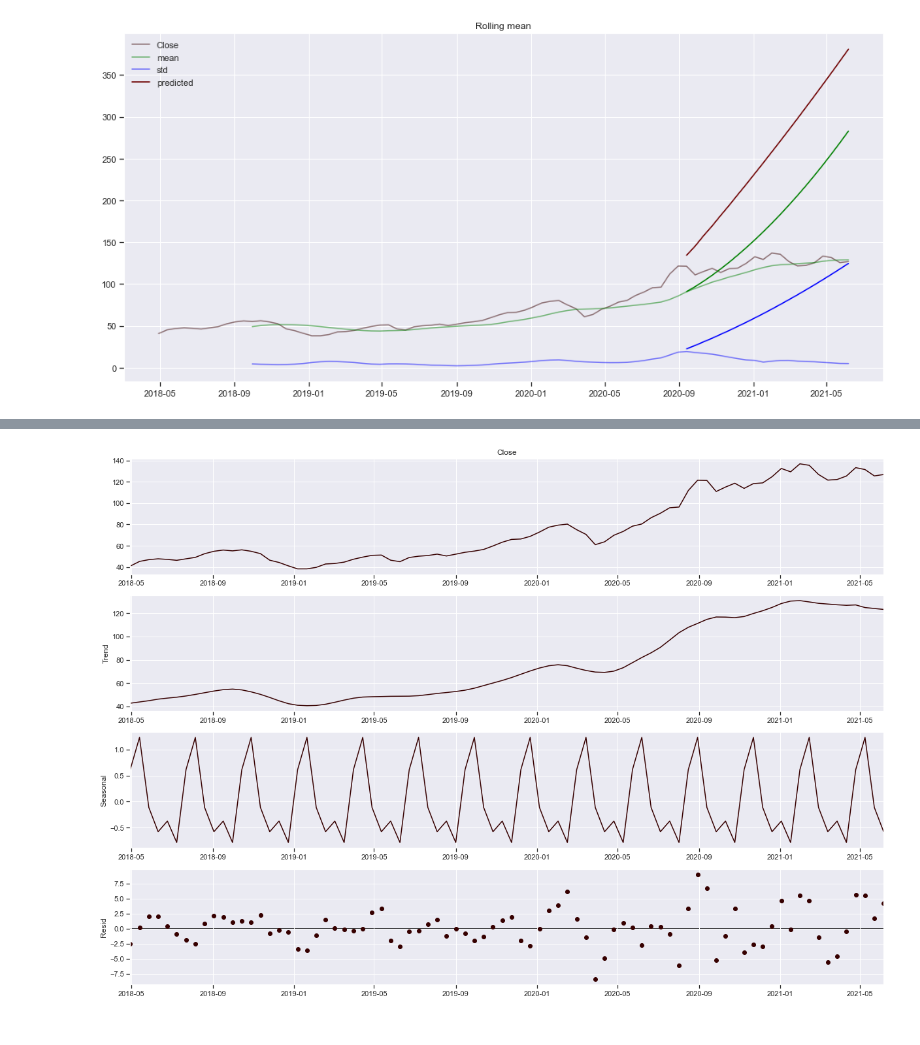
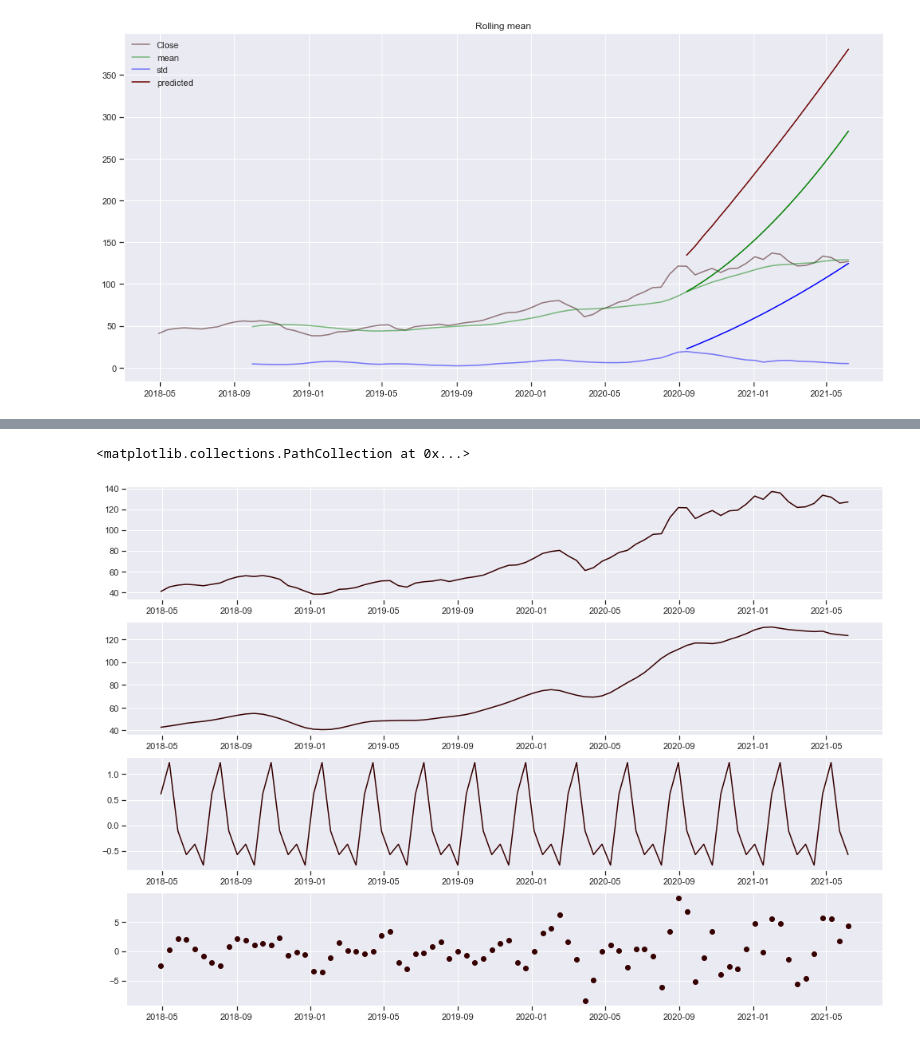
Before and after one commit to Chief-dom/Mounting_Containers, a Jupyter notebook: dev_notebook.ipynb, the cells around one changed output, grey strips where cells are left out. Cells and saved outputs as stored; diff of their text form; code cells hidden in the pictures.

```diff
--- a/dev_notebook.ipynb
+++ b/dev_notebook.ipynb
@@ -95,8 +115,15 @@ mplot.plot_arima(thin_data, 'Close')
 # %%
 rcParams['figure.figsize'] = 17, 12
-decomposition = sm.tsa.seasonal_decompose(thin_data['Close'], model='additive', extrapolate_trend='freq', period=6)
-decomposition.plot()
-plt.show()
+decomp = sm.tsa.seasonal_decompose(thin_data['Close'], model='additive', extrapolate_trend='freq', period=6)
+# decomp.plot()
+# plt.show()
+
+fig, axes = plt.subplots(4, 1, figsize=(17, 12))
+axes[0].plot(thin_data['Close'])
+axes[1].plot(decomp.trend)
+axes[2].plot(decomp.seasonal)
+axes[3].scatter(thin_data.index.values, decomp.resid)
 # %% [output]
+<matplotlib.collections.PathCollection at 0x...>
-[figure, old version]
+[figure, new version]
 # %%
```
Also changed, not shown: parts of 4 cells of this notebook, 3 other files.
